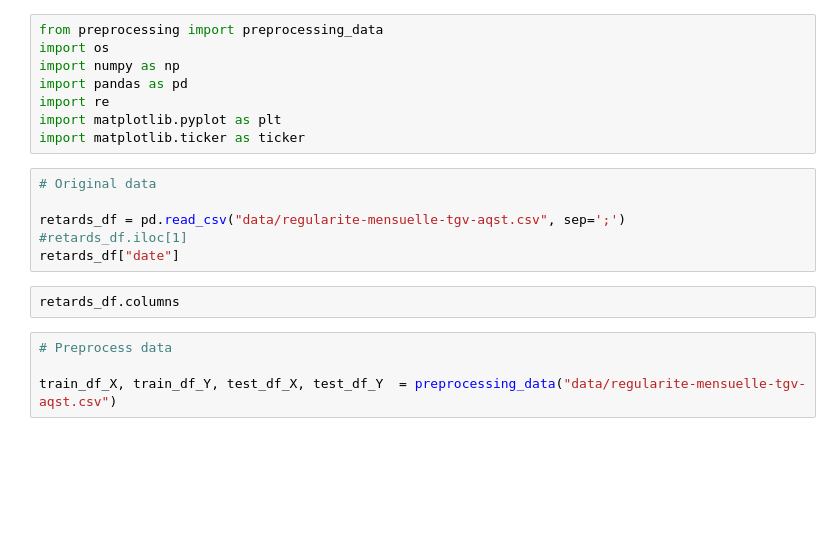
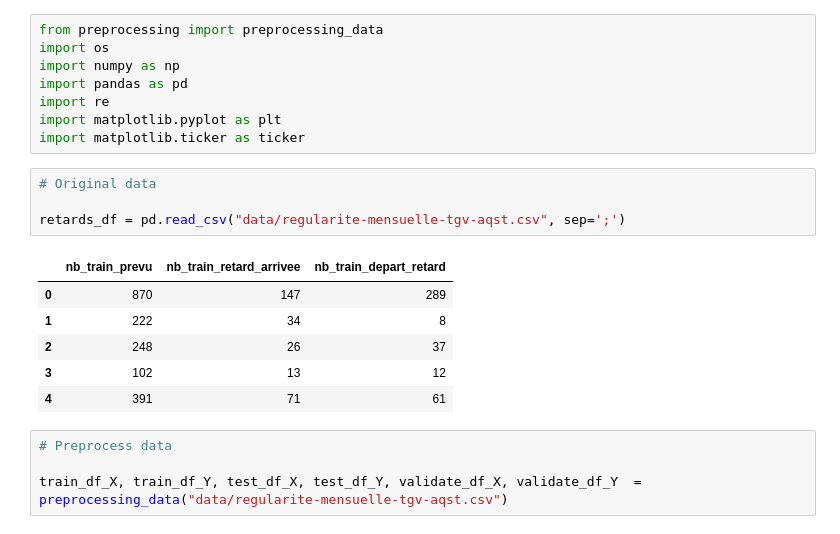
Before and after one commit to Lucasvitoriano25/PredDelay_TGVTrains, a Jupyter notebook: randomforester.ipynb, the cells around one changed output. Saved outputs shown, nothing was run; the diff lists cells and outputs as text; blank space fills up the shorter version.

```diff
--- a/randomforester.ipynb
+++ b/randomforester.ipynb
@@ -9,12 +9,15 @@ import matplotlib.ticker as ticker
 # %%
 # Original data
 
 retards_df = pd.read_csv("data/regularite-mensuelle-tgv-aqst.csv", sep=';')
-#retards_df.iloc[1]
-retards_df["date"]
+# %% [output]
+|  | nb_train_prevu | nb_train_retard_arrivee | nb_train_depart_retard |
+| 0 | 870 | 147 | 289 |
+| 1 | 222 | 34 | 8 |
+| 2 | 248 | 26 | 37 |
+| 3 | 102 | 13 | 12 |
+| 4 | 391 | 71 | 61 |
-# %%
-retards_df.columns
 # %%
 # Preprocess data
 
-train_df_X, train_df_Y, test_df_X, test_df_Y  = preprocessing_data("data/regularite-mensuelle-tgv-aqst.csv")
+train_df_X, train_df_Y, test_df_X, test_df_Y, validate_df_X, validate_df_Y  = preprocessing_data("data/regularite-mensuelle-tgv-aqst.csv")
```
Also changed, not shown: parts of 17 cells of this notebook.
